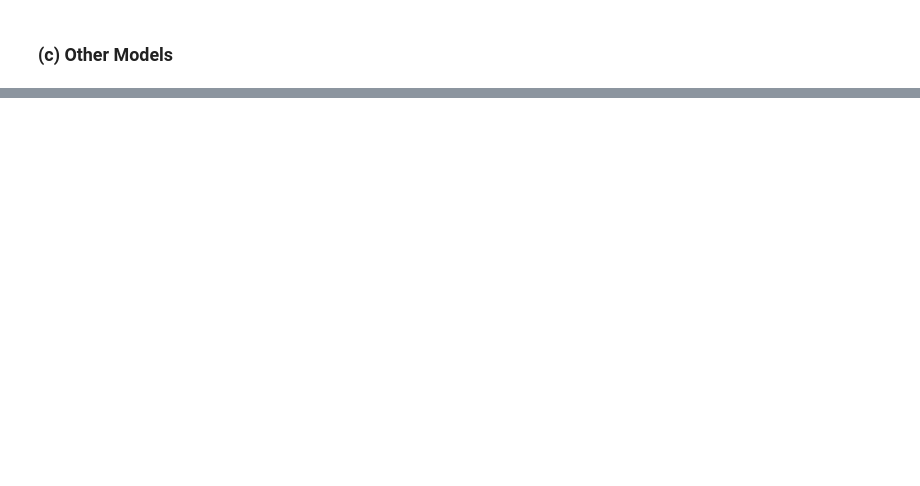
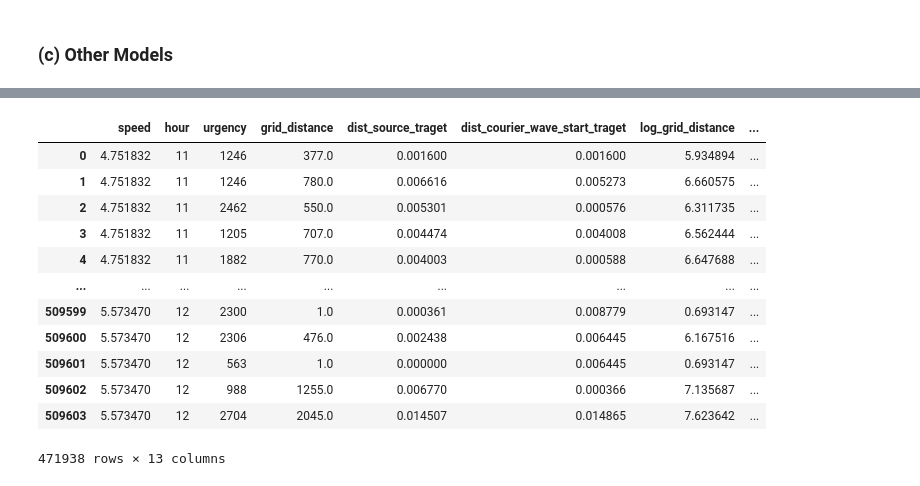
Before and after one commit to Zora-10/Machine-Learning-Individual-Project, a Jupyter notebook: Project1/solution/solution.ipynb, the cells around one changed output, grey strips where cells are left out. Drawn from its saved outputs; the diff is of its cells as text; code cells hidden in the pictures; blank space fills up the shorter version.

```diff
--- a/Project1/solution/solution.ipynb
+++ b/Project1/solution/solution.ipynb
@@ -343,0 +505,5 @@ Mean MAE: 211.47201114248983
+# %%
+# Travel time does not grow linearly with distance
+df_train_new["log_grid_distance"] = np.log1p(df_train_new["grid_distance"])
+
+df_test_new["log_grid_distance"] = np.log1p(df_test_new["grid_distance"])
@@ -343,0 +525,5 @@ Mean MAE: 211.47201114248983
+# %%
+# Urgent orders during peak hours behave very differently
+df_train_new["urgency_hour"] = df_train_new["urgency"] * df_train_new["hour"]
+
+df_test_new["urgency_hour"] = df_test_new["urgency"] * df_test_new["hour"]
@@ -343,0 +571,22 @@ Mean MAE: 211.47201114248983
+# %%
+# convert categorical to numeric (binary encoding)
+df_train_new_dropped["action_type"] = df_train_new_dropped["action_type"].map({"PICKUP": 0, "DELIVERY": 1})
+
+# remove outliers
+def remove_outliers_iqr(df, col):
+    Q1 = df[col].quantile(0.25)
+    Q3 = df[col].quantile(0.75)
+    IQR = Q3 - Q1
+    lower = Q1 - 1.5 * IQR
+    upper = Q3 + 1.5 * IQR
+    return df[(df[col] >= lower) & (df[col] <= upper)]
+
+# grid_distance and urgency are extremely skewed, they have outliers
+for col in ["grid_distance", "urgency"]:
+    df_train_new_dropped = remove_outliers_iqr(df_train_new_dropped, col)
+
+# convert weather_grade and source_type to dummies
+df_train_new_dropped = pd.get_dummies(df_train_new_dropped, columns=["weather_grade"], drop_first=True)
+df_test_new_dropped = pd.get_dummies(df_test_new_dropped, columns=["weather_grade"], drop_first=True)
+
+df_train_new_dropped.head()
@@ -343,0 +600,22 @@ Mean MAE: 211.47201114248983
+# %%
+X_train_new = df_train_new_dropped.drop(columns=["action_type", "expected_use_time"])
+X_test_new = df_test_new_dropped.copy()
+
+y_class_train_new = df_train_new_dropped["action_type"]
+y_reg_train_new = df_train_new_dropped["expected_use_time"]
+
+X_train_new
+# %% [output]
+|  | speed | hour | urgency | grid_distance | dist_source_traget | dist_courier_wave_start_traget | log_grid_distance | ... |
+| 0 | 4.751832 | 11 | 1246 | 377.0 | 0.001600 | 0.001600 | 5.934894 | ... |
+| 1 | 4.751832 | 11 | 1246 | 780.0 | 0.006616 | 0.005273 | 6.660575 | ... |
+| 2 | 4.751832 | 11 | 2462 | 550.0 | 0.005301 | 0.000576 | 6.311735 | ... |
+| 3 | 4.751832 | 11 | 1205 | 707.0 | 0.004474 | 0.004008 | 6.562444 | ... |
+| 4 | 4.751832 | 11 | 1882 | 770.0 | 0.004003 | 0.000588 | 6.647688 | ... |
+| ... | ... | ... | ... | ... | ... | ... | ... | ... |
+| 509599 | 5.573470 | 12 | 2300 | 1.0 | 0.000361 | 0.008779 | 0.693147 | ... |
+| 509600 | 5.573470 | 12 | 2306 | 476.0 | 0.002438 | 0.006445 | 6.167516 | ... |
+| 509601 | 5.573470 | 12 | 563 | 1.0 | 0.000000 | 0.006445 | 0.693147 | ... |
+| 509602 | 5.573470 | 12 | 988 | 1255.0 | 0.006770 | 0.000366 | 7.135687 | ... |
+| 509603 | 5.573470 | 12 | 2704 | 2045.0 | 0.014507 | 0.014865 | 7.623642 | ... |
+471938 rows × 13 columns
```
Also changed, not shown: parts of 51 cells of this notebook, 2 other files.
